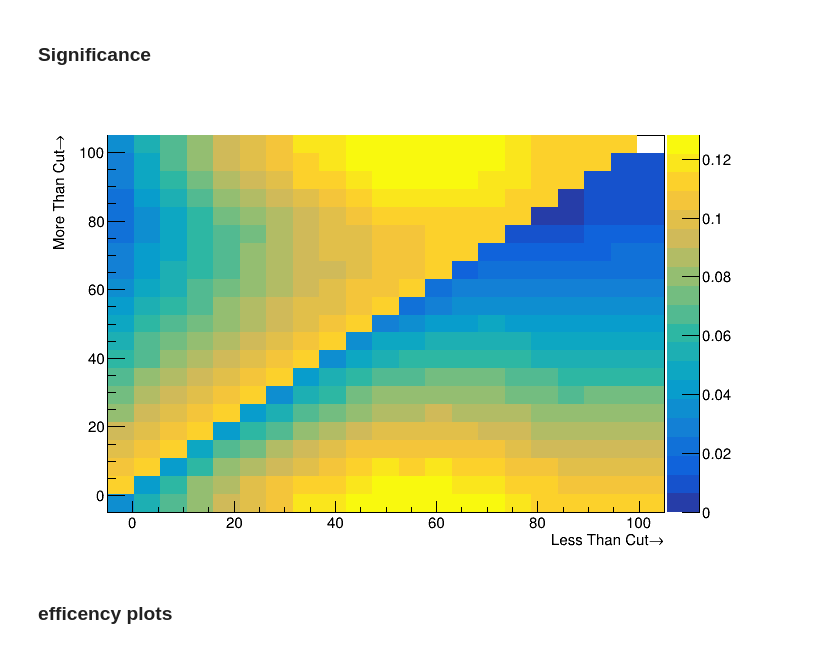
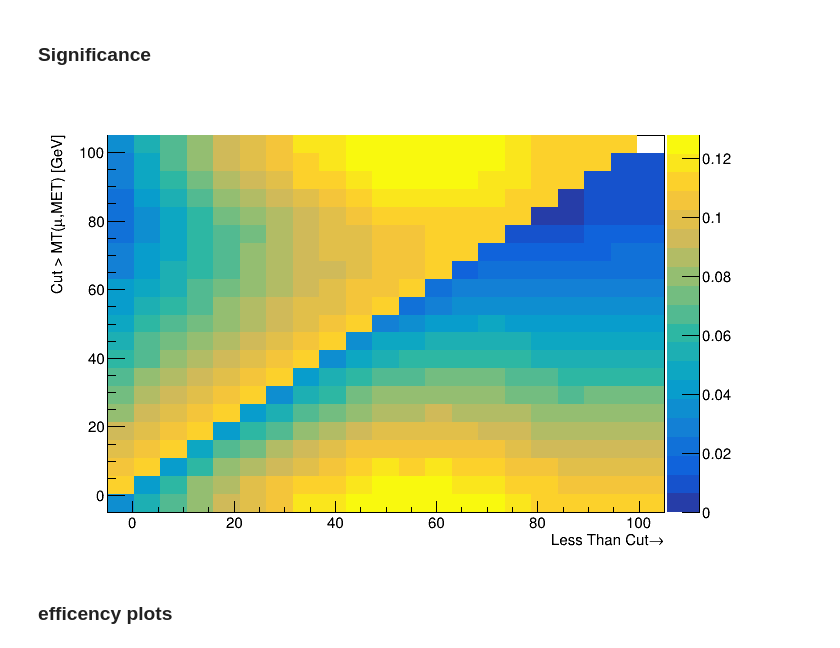
Before and after one commit to casfisica/VLF_Montecarlo_Ana, a Jupyter notebook: scripts/CutFlow_Development.ipynb, the cells around one changed output. Cells and saved outputs as stored; diff of their text form; code cells hidden in the pictures.

```diff
--- a/scripts/CutFlow_Development.ipynb
+++ b/scripts/CutFlow_Development.ipynb
@@ -223,15 +278,15 @@ auto GeneralSigPlotter1 = Plotter1_Sig.GetSignificance();
 # %%
 GeneralSigPlotter1->Draw("COLZ1");
 //GeneralSigPlotter1->Draw("text, same");
 GeneralSigPlotter1->SetTitle("");
-GeneralSigPlotter1->GetYaxis()->SetTitle("More Than Cut#rightarrow");
-GeneralSigPlotter1->GetXaxis()->SetTitle("Less Than Cut#rightarrow");
+GeneralSigPlotter1->GetYaxis()->SetTitle(YaxisTitle.c_str());
+GeneralSigPlotter1->GetXaxis()->SetTitle(XaxisTitle.c_str());
 //TLatex t(3,10,"#xrightarrow{Less Than Cut}");
 //t.Draw();
 
 c.Draw();
 # %% [output]
-[figure, old version]
+[figure, new version]
 # %%
 PlotPathName = PlotPath + "/" + PlotName + "_SigGeneral.pdf";
 if (SaveFiles) c.SaveAs(PlotPathName.c_str(),"pdf");
```
Also changed, not shown: parts of 13 cells of this notebook, 4 other files.
